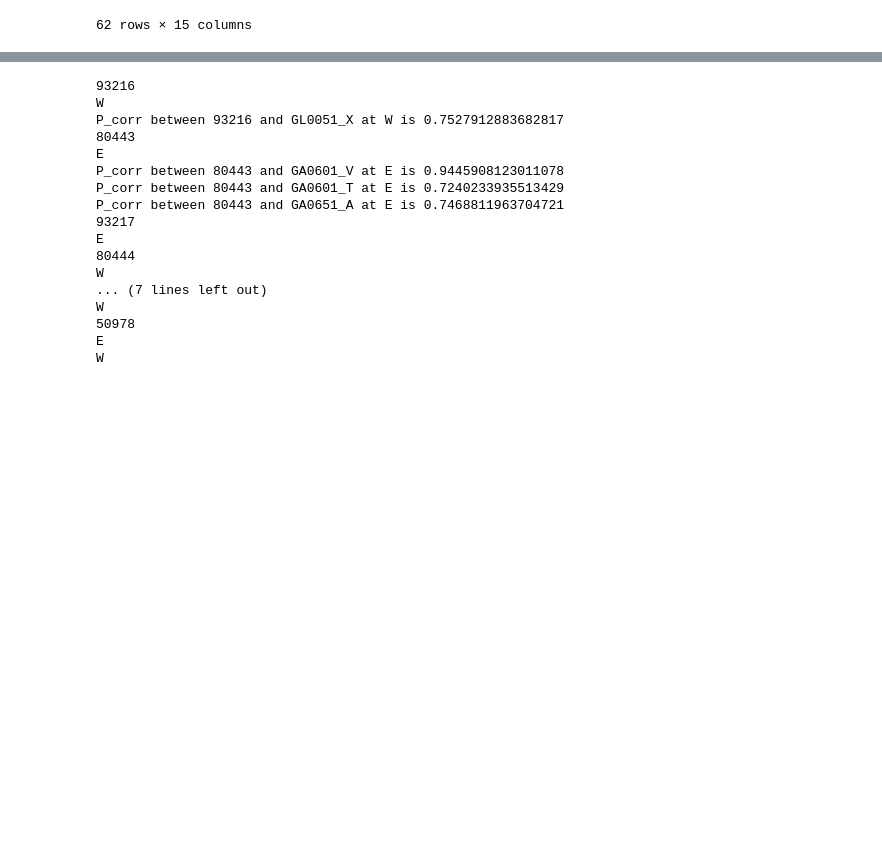
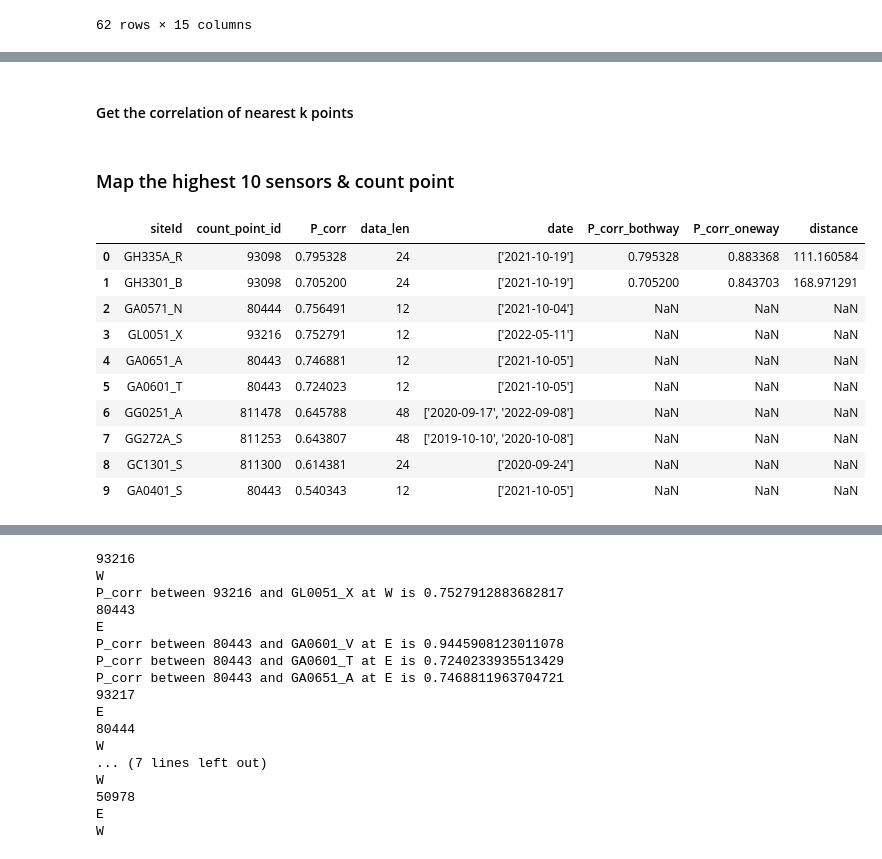
Before and after one commit to YueLi-0816/data_paper, a Jupyter notebook: Traffic_counts_read.ipynb, the cells around one changed output, grey strips where cells are left out. Cells and saved outputs as stored; diff of their text form; code cells hidden in the pictures; blank space fills up the shorter version.

```diff
--- a/Traffic_counts_read.ipynb
+++ b/Traffic_counts_read.ipynb
@@ -378,0 +360,2 @@ pd.merge(corr_all,gdf3,on=['siteId']).sort_values(by=['P_corr1'],ascending=False
+# %% [markdown]
+#### Get the correlation of nearest k points
@@ -378,0 +384,18 @@ pd.merge(corr_all,gdf3,on=['siteId']).sort_values(by=['P_corr1'],ascending=False
+# %% [markdown]
+### Map the highest 10 sensors & count point
+# %%
+high10 = pd.merge(corr_high_10, countpoint_68[['count_point_id','data_len', 'date']],
+         how='left', on=['count_point_id'])
+pd.merge(high10,corr_both, how='left', on=['siteId','count_point_id']).sort_values(by=['P_corr_oneway'],ascending=False).reset_index(drop=True)
+# %% [output]
+|  | siteId | count_point_id | P_corr | data_len | date | P_corr_bothway | P_corr_oneway | distance |
+| 0 | GH335A_R | 93098 | 0.795328 | 24 | ['2021-10-19'] | 0.795328 | 0.883368 | 111.160584 |
+| 1 | GH3301_B | 93098 | 0.705200 | 24 | ['2021-10-19'] | 0.705200 | 0.843703 | 168.971291 |
+| 2 | GA0571_N | 80444 | 0.756491 | 12 | ['2021-10-04'] | NaN | NaN | NaN |
+| 3 | GL0051_X | 93216 | 0.752791 | 12 | ['2022-05-11'] | NaN | NaN | NaN |
+| 4 | GA0651_A | 80443 | 0.746881 | 12 | ['2021-10-05'] | NaN | NaN | NaN |
+| 5 | GA0601_T | 80443 | 0.724023 | 12 | ['2021-10-05'] | NaN | NaN | NaN |
+| 6 | GG0251_A | 811478 | 0.645788 | 48 | ['2020-09-17', '2022-09-08'] | NaN | NaN | NaN |
+| 7 | GG272A_S | 811253 | 0.643807 | 48 | ['2019-10-10', '2020-10-08'] | NaN | NaN | NaN |
+| 8 | GC1301_S | 811300 | 0.614381 | 24 | ['2020-09-24'] | NaN | NaN | NaN |
+| 9 | GA0401_S | 80443 | 0.540343 | 12 | ['2021-10-05'] | NaN | NaN | NaN |
```
Also changed, not shown: parts of 46 cells of this notebook.
